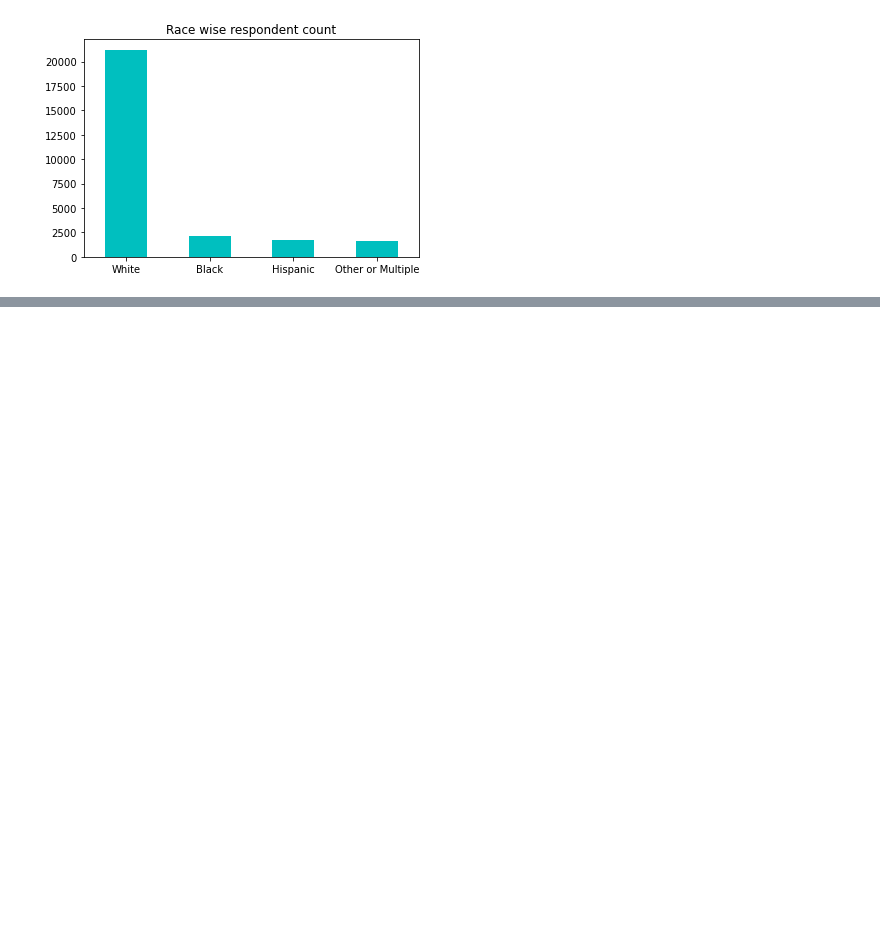
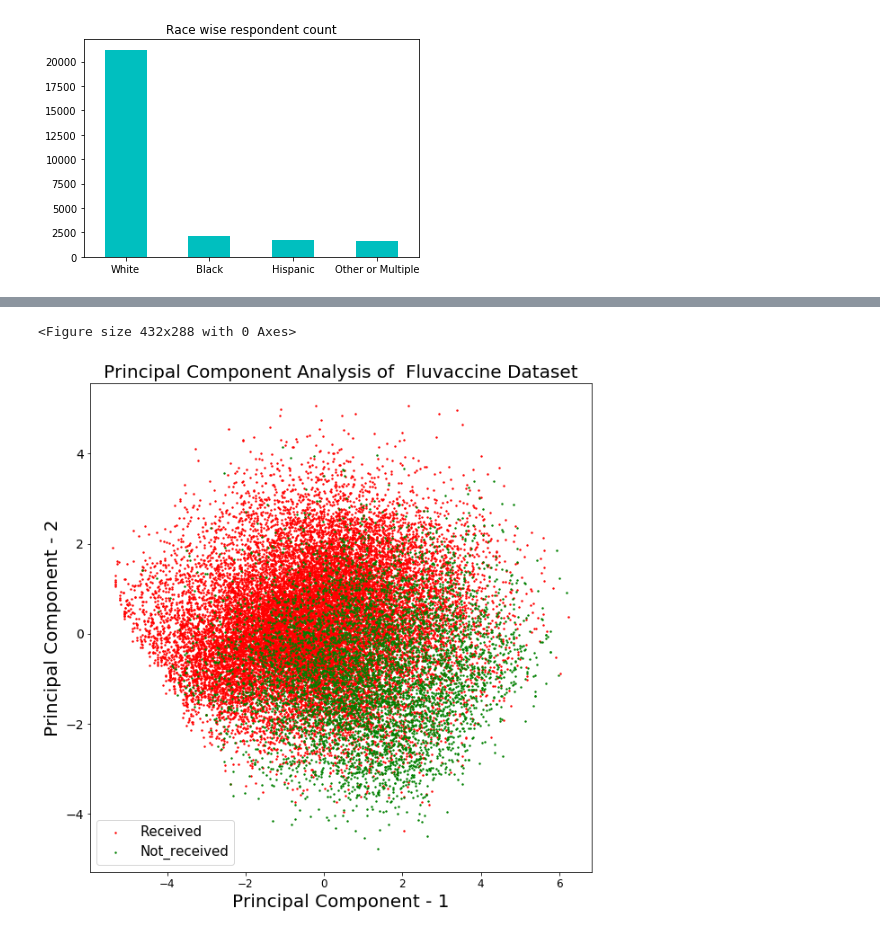
Before and after one commit to of-rupesh/flu-vaccine-learning, a Jupyter notebook: model-1/model1.ipynb, the cells around one changed output, grey strips where cells are left out. Cells and saved outputs as stored; diff of their text form; code cells hidden in the pictures; blank space fills up the shorter version.

```diff
--- a/model-1/model1.ipynb
+++ b/model-1/model1.ipynb
@@ -160,0 +238,7 @@ train_df.shape
+# %%
+#Impute missing values
+feature= train_corr.columns
+from sklearn.impute import SimpleImputer
+my_imputer = SimpleImputer()
+train_df_with_imputed_values = my_imputer.fit_transform(train_df[feature])
+test_df_with_imputed_values = my_imputer.transform(test_df[feature])
@@ -160,0 +316,12 @@ train_df.shape
+# %%
+# Perform PCA with fixed components
+from sklearn.decomposition import PCA
+pca_function = PCA(n_components=2)
+#pca_function2.explained_variance_ratio_
+#pca = PCA(.95) -to retain 95% of the variance
+#pca.n_components_ - to find number of components
+principalComponents_fluvaccine = pca_function.fit_transform(train_df_normalized)
+# %%
+#Convert into dataframe
+principalComponents_fluvaccine_df = pd.DataFrame(data = principalComponents_fluvaccine
+            , columns = ['principal component 1', 'principal component 2'])
@@ -160,0 +343,9 @@ train_df.shape
+# %%
+#merge train data and label in one dataframe
+train_dataset= pd.merge(train_df,train_df_label,on='respondent_id')
+train_dataset.head()
+#change the label values to label names
+train_dataset['h1n1_vaccine'].replace(0, 'Received',inplace=True)
+train_dataset['h1n1_vaccine'].replace(1, 'Not_received',inplace=True)
+train_dataset['seasonal_vaccine'].replace(0, 'Received',inplace=True)
+train_dataset['seasonal_vaccine'].replace(1, 'Not_received',inplace=True)
@@ -160,0 +361,20 @@ train_df.shape
+# %%
+#Visualize the principle component graph
+plt.figure()
+plt.figure(figsize=(10,10))
+plt.xticks(fontsize=12)
+plt.yticks(fontsize=14)
+plt.xlabel('Principal Component - 1',fontsize=20)
+plt.ylabel('Principal Component - 2',fontsize=20)
+plt.title("Principal Component Analysis of  Fluvaccine Dataset",fontsize=20)
+targets = ['Received', 'Not_received']
+colors = ['r', 'g']
+for target, color in zip(targets,colors):
+    indicesToKeep = train_dataset['h1n1_vaccine'] == target
+    plt.scatter(principalComponents_fluvaccine_df.loc[indicesToKeep, 'principal component 1']
+               , principalComponents_fluvaccine_df.loc[indicesToKeep, 'principal component 2'], c = color, s = 2)
+
+plt.legend(targets,prop={'size': 15});
+# %% [output]
+<Figure size 432x288 with 0 Axes>
+[figure, added]
```
Also changed, not shown: parts of 35 cells of this notebook, 5 other files.
